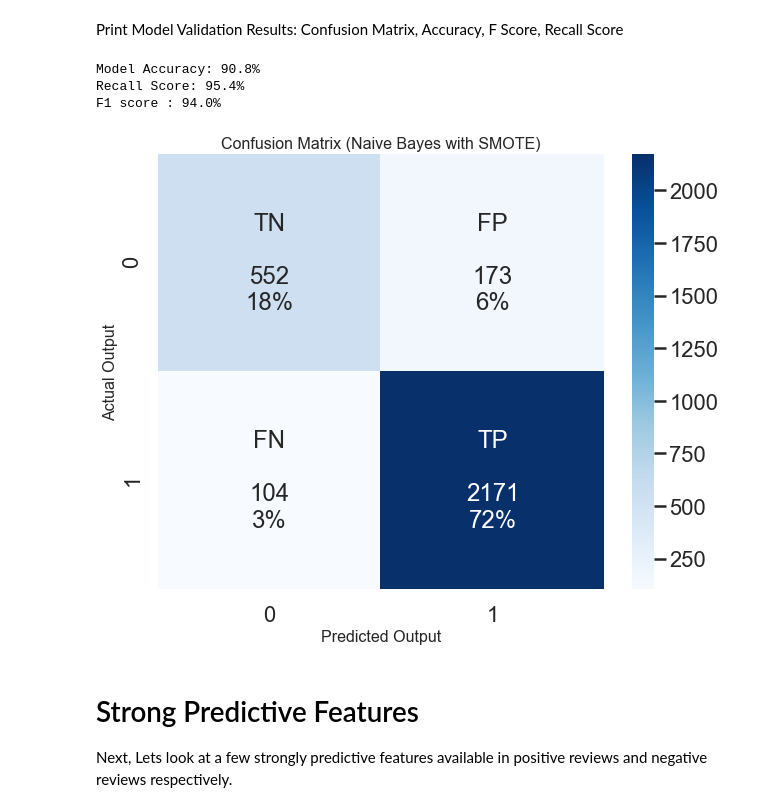
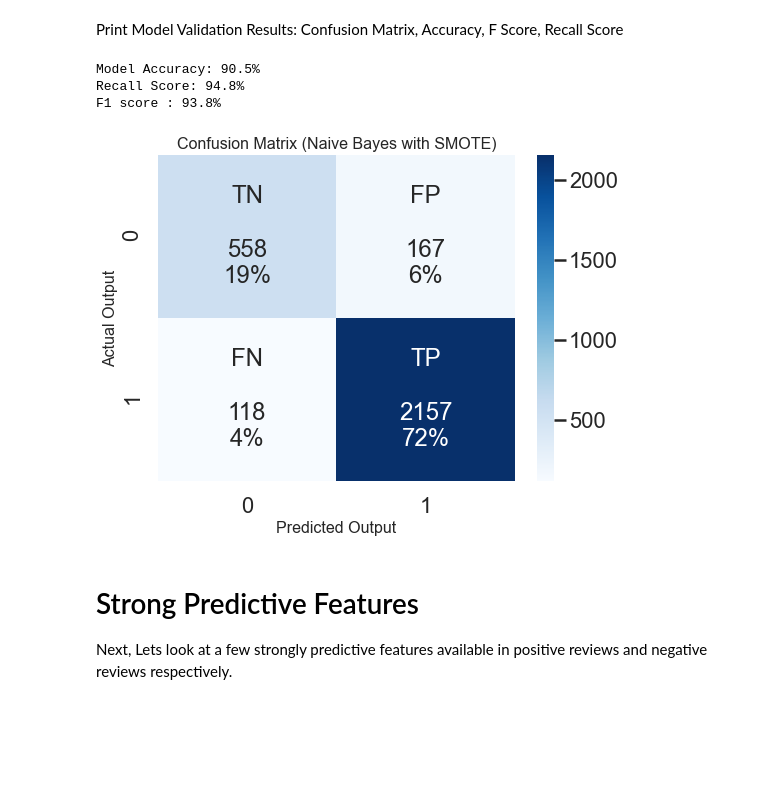
Before and after one commit to bibekm/Yelp_Restaurant_Reviews, a Jupyter notebook: Project Code.ipynb, the cells around one changed output. Drawn from its saved outputs; the diff is of its cells as text; code cells hidden in the pictures; blank space fills up the shorter version.

```diff
--- a/Yelp Restaurant Reviews Classification & Topic Recognition Project Code.ipynb
+++ b/Project Code.ipynb
@@ -429,7 +434,7 @@ Best min_df: 0.0001
 # %%
 # Build the base model using the best hyper-parameters
 
-best_min_df = 0.001
+best_min_df = 0.0001
 best_alpha = 1
 
 sm = SMOTE(random_state=42)
@@ -459,33 +464,33 @@ Print Model Validation Results: Confusion Matrix, Accuracy, F Score, Recall Scor
 # %%
 # Determine test set accuracy and f1 score on this fold using the true y labels and predicted y labels
 print("\nModel Accuracy: {:.1f}%".format(accuracy_score(y_test_full, y_pred_full) * 100))
 print("Recall Score: {:.1f}%".format(recall_score(y_test_full, y_pred_full) * 100))
 print("F1 score : {:.1f}%".format(f1_score(y_test_full, y_pred_full) * 100))
 # print("\nConfusion Matrix: \n {}".format(confusion_matrix(y_test_full, y_pred_full)))
 
 # Printing the Confusion Matrix
 cm = confusion_matrix(y_test_full, y_pred_full)
 group_names = ['TN','FP','FN','TP']
 group_counts = ["{0:0.0f}".format(value) for value in
                 cm.flatten()]
 group_percentages = ["{0:.0%}".format(value) for value in
                      cm.flatten()/np.sum(cm)]
 labels = [f"{v1}\n\n{v2}\n{v3}" for v1, v2, v3 in
           zip(group_names,group_counts,group_percentages)]
 labels = np.asarray(labels).reshape(2,2)
-plt.figure(figsize=(10, 8))
+plt.figure(figsize=(8, 6))
 plt.title('Confusion Matrix (Naive Bayes with SMOTE)', size=16)
 # plt.xlabel('Predicted Label',fontsize=14)
 # plt.ylabel('Actual Label',fontsize=14)
 cm_plot = sns.heatmap(cm, annot=labels, fmt='', cmap='Blues')
 cm_plot.set_xlabel('Predicted Output',fontsize=16)
 cm_plot.set_ylabel('Actual Output',fontsize=16)
 plt.show(cm_plot)
 # %% [output]
-Model Accuracy: 90.8%
-Recall Score: 95.4%
-F1 score : 94.0%
+Model Accuracy: 90.5%
+Recall Score: 94.8%
+F1 score : 93.8%
-[figure, old version]
+[figure, new version]
 # %% [markdown]
 # Strong Predictive Features
 Next,  Lets look at a few strongly predictive features available in positive reviews and negative reviews respectively.
```
Also changed, not shown: parts of 14 cells of this notebook, 4 other files.
